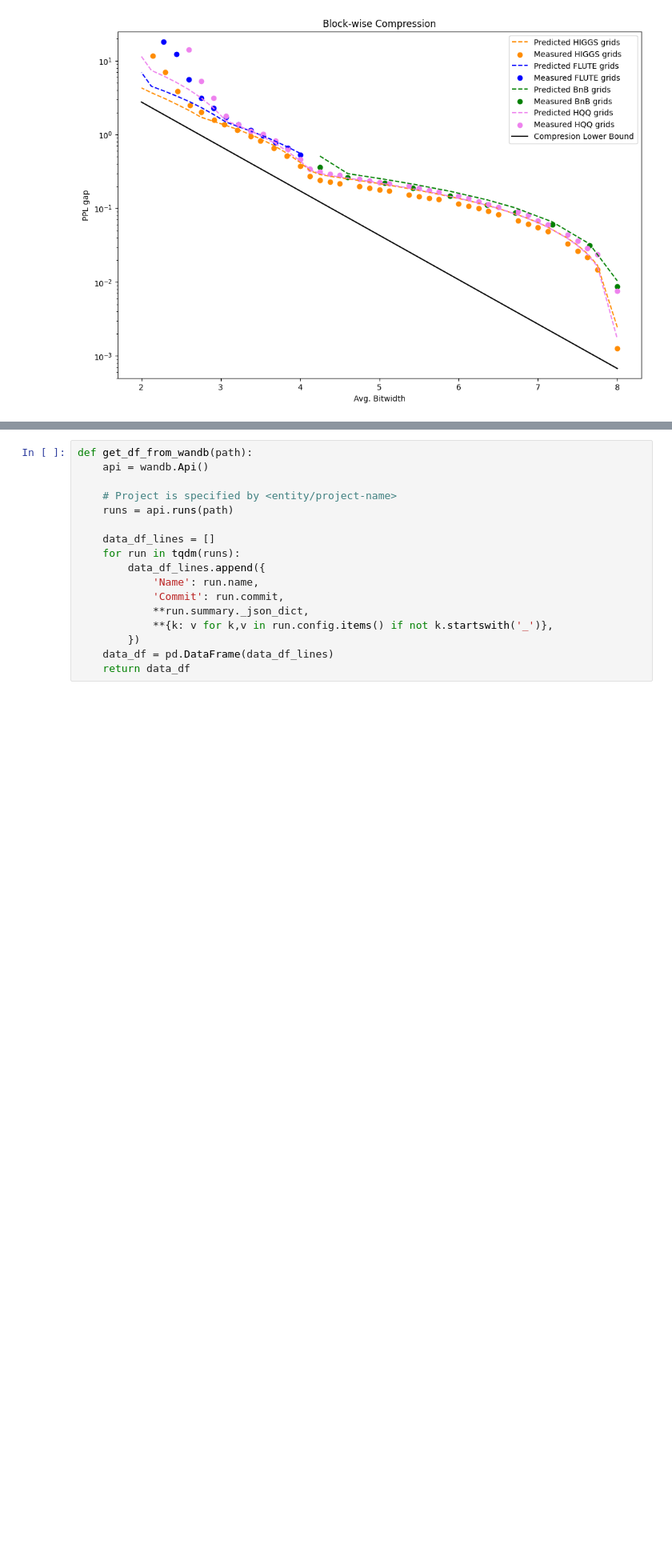
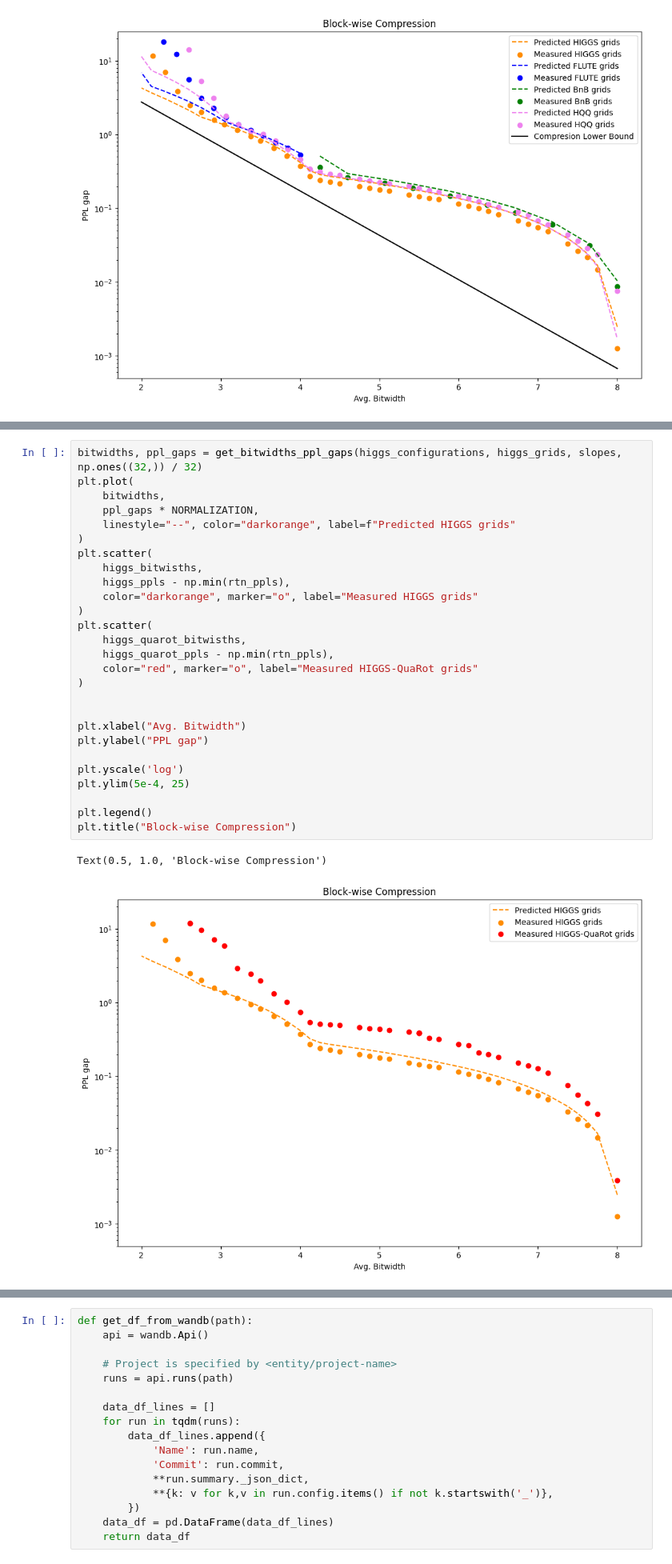
Before and after one commit to galqiwi/linear-layer-compression, a Jupyter notebook: Andrei/gptq/plots.ipynb, the cells around one changed output, grey strips where cells are left out. Shown at 80% size. Drawn from its saved outputs; the diff is of its cells as text; blank space fills up the shorter version.

```diff
--- a/Andrei/gptq/plots.ipynb
+++ b/Andrei/gptq/plots.ipynb
@@ -877,3 +920,33 @@ Text(0.5, 1.0, 'Block-wise Compression')
+# %%
+bitwidths, ppl_gaps = get_bitwidths_ppl_gaps(higgs_configurations, higgs_grids, slopes, np.ones((32,)) / 32)
+plt.plot(
+    bitwidths,
+    ppl_gaps * NORMALIZATION,
+    linestyle="--", color="darkorange", label=f"Predicted HIGGS grids"
+)
+plt.scatter(
+    higgs_bitwisths,
+    higgs_ppls - np.min(rtn_ppls),
+    color="darkorange", marker="o", label="Measured HIGGS grids"
+)
+plt.scatter(
+    higgs_quarot_bitwisths,
+    higgs_quarot_ppls - np.min(rtn_ppls),
+    color="red", marker="o", label="Measured HIGGS-QuaRot grids"
+)
+
+
+plt.xlabel("Avg. Bitwidth")
+plt.ylabel("PPL gap")
+
+plt.yscale('log')
+plt.ylim(5e-4, 25)
+
+plt.legend()
+plt.title("Block-wise Compression")
+# %% [output]
+Text(0.5, 1.0, 'Block-wise Compression')
+[figure, added]
 # %%
 import subprocess
 
```
Also changed, not shown: parts of 10 cells of this notebook, 6 other files.
